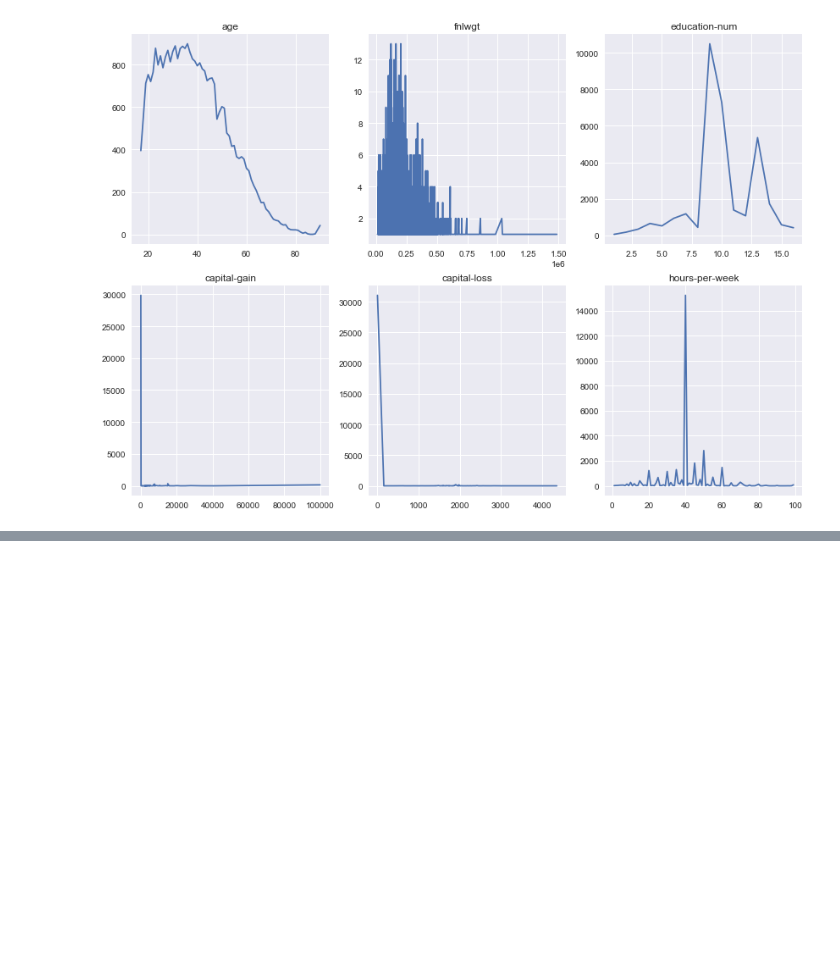
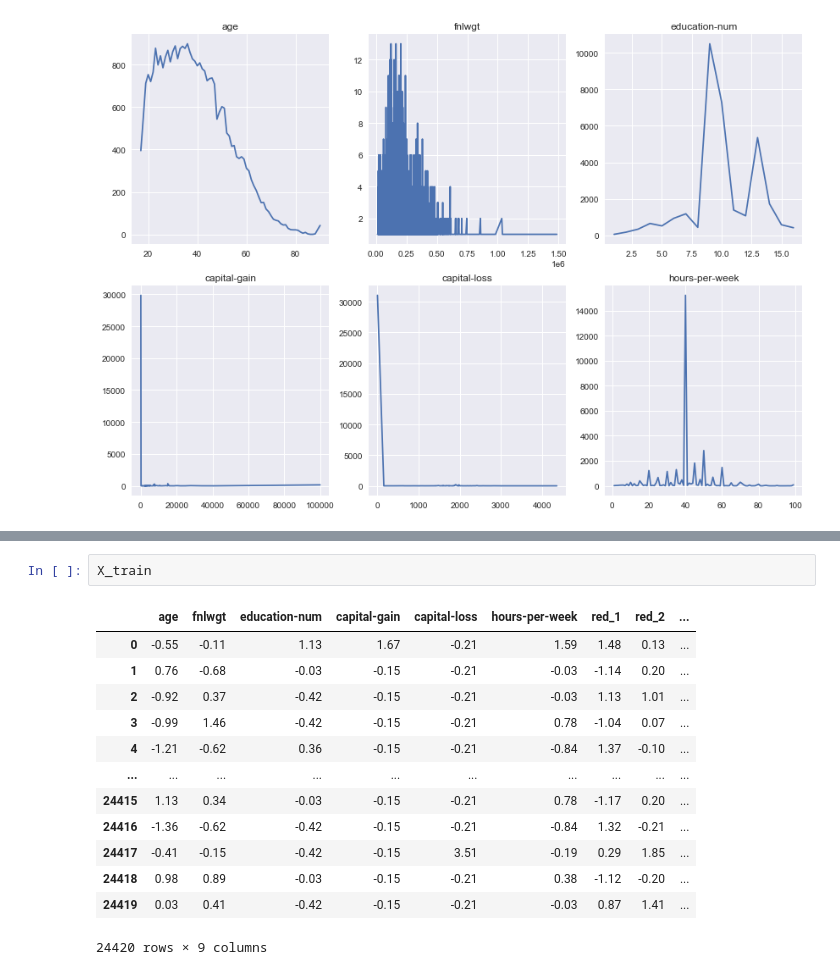
Before and after one commit to sw-song/kaggle-study, a Jupyter notebook: 00_10_predict_income/predict_income.ipynb, the cells around one changed output, grey strips where cells are left out. Saved outputs shown, nothing was run; the diff lists cells and outputs as text; blank space fills up the shorter version.

```diff
--- a/00_10_predict_income/predict_income.ipynb
+++ b/00_10_predict_income/predict_income.ipynb
@@ -130,0 +457,16 @@ plt.subplots_adjust(top=1.5, hspace=0.2, right=1.5)
+# %%
+X_train
+# %% [output]
+|  | age | fnlwgt | education-num | capital-gain | capital-loss | hours-per-week | red_1 | red_2 | ... |
+| 0 | -0.55 | -0.11 | 1.13 | 1.67 | -0.21 | 1.59 | 1.48 | 0.13 | ... |
+| 1 | 0.76 | -0.68 | -0.03 | -0.15 | -0.21 | -0.03 | -1.14 | 0.20 | ... |
+| 2 | -0.92 | 0.37 | -0.42 | -0.15 | -0.21 | -0.03 | 1.13 | 1.01 | ... |
+| 3 | -0.99 | 1.46 | -0.42 | -0.15 | -0.21 | 0.78 | -1.04 | 0.07 | ... |
+| 4 | -1.21 | -0.62 | 0.36 | -0.15 | -0.21 | -0.84 | 1.37 | -0.10 | ... |
+| ... | ... | ... | ... | ... | ... | ... | ... | ... | ... |
+| 24415 | 1.13 | 0.34 | -0.03 | -0.15 | -0.21 | 0.78 | -1.17 | 0.20 | ... |
+| 24416 | -1.36 | -0.62 | -0.42 | -0.15 | -0.21 | -0.84 | 1.32 | -0.21 | ... |
+| 24417 | -0.41 | -0.15 | -0.42 | -0.15 | 3.51 | -0.19 | 0.29 | 1.85 | ... |
+| 24418 | 0.98 | 0.89 | -0.03 | -0.15 | -0.21 | 0.38 | -1.12 | -0.20 | ... |
+| 24419 | 0.03 | 0.41 | -0.42 | -0.15 | -0.21 | -0.03 | 0.87 | 1.41 | ... |
+24420 rows × 9 columns
```
Also changed, not shown: parts of 48 cells of this notebook.
